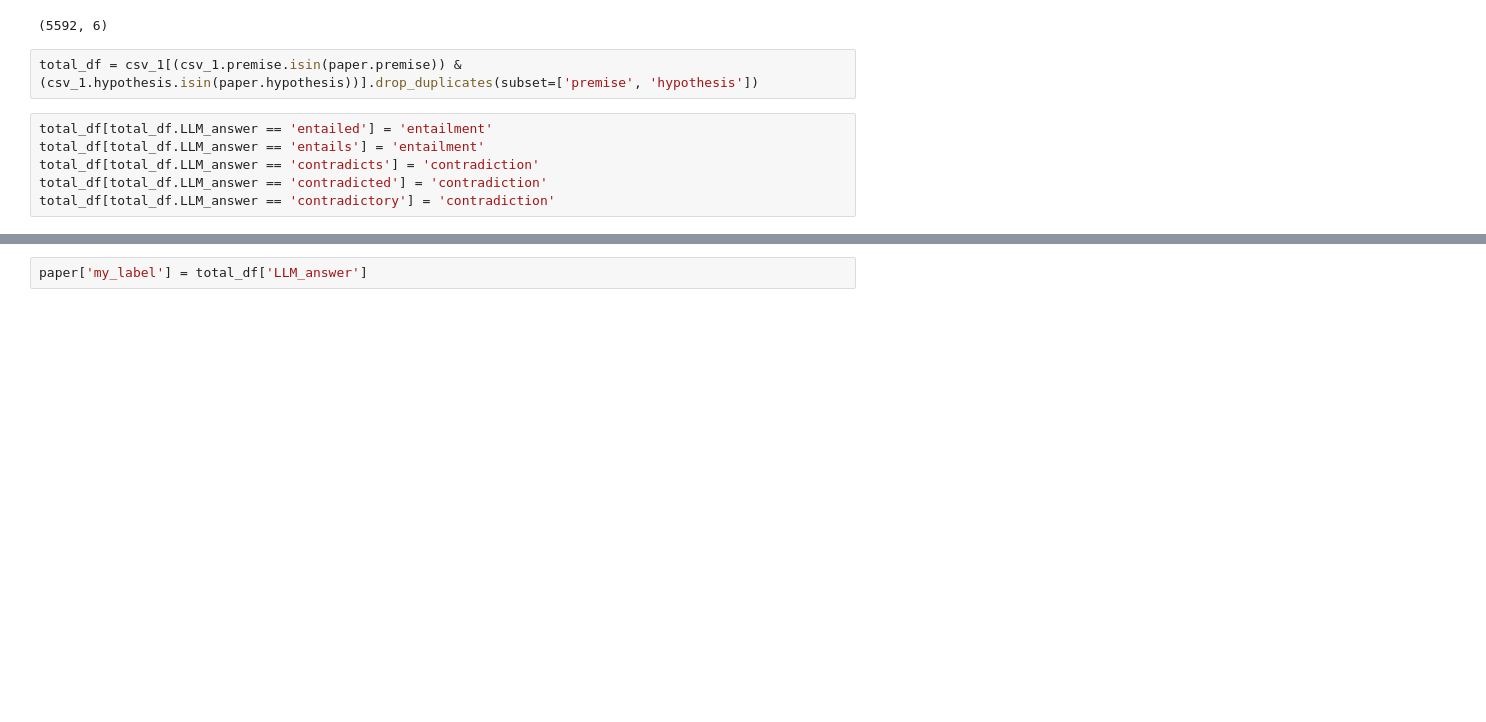
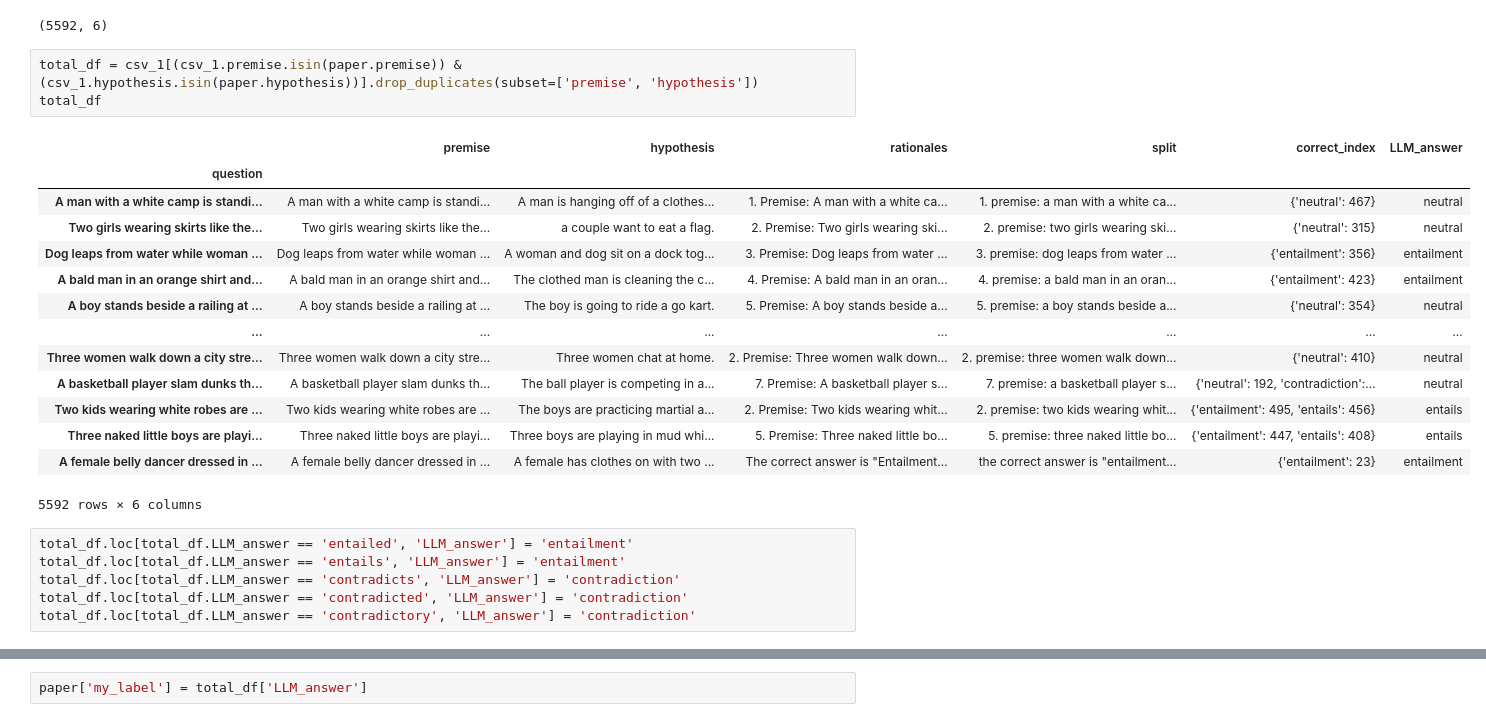
Before and after one commit to huypham1103/distilling-step-by-step, a Jupyter notebook: [API] dataset/handle.ipynb, the cells around one changed output, grey strips where cells are left out. Cells and saved outputs as stored; diff of their text form; blank space fills up the shorter version.

```diff
--- a/[API] dataset/handle.ipynb
+++ b/[API] dataset/handle.ipynb
@@ -118,9 +118,25 @@ paper.shape
 (5592, 6)
 # %%
 total_df = csv_1[(csv_1.premise.isin(paper.premise)) & (csv_1.hypothesis.isin(paper.hypothesis))].drop_duplicates(subset=['premise', 'hypothesis'])
+total_df
+# %% [output]
+|  | premise | hypothesis | rationales | split | correct_index | LLM_answer |
+| question |  |  |  |  |  |  |
+| A man with a white camp is standi... | A man with a white camp is standi... | A man is hanging off of a clothes... | 1. Premise: A man with a white ca... | 1. premise: a man with a white ca... | {'neutral': 467} | neutral |
+| Two girls wearing skirts like the... | Two girls wearing skirts like the... | a couple want to eat a flag. | 2. Premise: Two girls wearing ski... | 2. premise: two girls wearing ski... | {'neutral': 315} | neutral |
+| Dog leaps from water while woman ... | Dog leaps from water while woman ... | A woman and dog sit on a dock tog... | 3. Premise: Dog leaps from water ... | 3. premise: dog leaps from water ... | {'entailment': 356} | entailment |
+| A bald man in an orange shirt and... | A bald man in an orange shirt and... | The clothed man is cleaning the c... | 4. Premise: A bald man in an oran... | 4. premise: a bald man in an oran... | {'entailment': 423} | entailment |
+| A boy stands beside a railing at ... | A boy stands beside a railing at ... | The boy is going to ride a go kart. | 5. Premise: A boy stands beside a... | 5. premise: a boy stands beside a... | {'neutral': 354} | neutral |
+| ... | ... | ... | ... | ... | ... | ... |
+| Three women walk down a city stre... | Three women walk down a city stre... | Three women chat at home. | 2. Premise: Three women walk down... | 2. premise: three women walk down... | {'neutral': 410} | neutral |
+| A basketball player slam dunks th... | A basketball player slam dunks th... | The ball player is competing in a... | 7. Premise: A basketball player s... | 7. premise: a basketball player s... | {'neutral': 192, 'contradiction':... | neutral |
+| Two kids wearing white robes are ... | Two kids wearing white robes are ... | The boys are practicing martial a... | 2. Premise: Two kids wearing whit... | 2. premise: two kids wearing whit... | {'entailment': 495, 'entails': 456} | entails |
+| Three naked little boys are playi... | Three naked little boys are playi... | Three boys are playing in mud whi... | 5. Premise: Three naked little bo... | 5. premise: three naked little bo... | {'entailment': 447, 'entails': 408} | entails |
+| A female belly dancer dressed in ... | A female belly dancer dressed in ... | A female has clothes on with two ... | The correct answer is "Entailment... | the correct answer is "entailment... | {'entailment': 23} | entailment |
+5592 rows × 6 columns
 # %%
-total_df[total_df.LLM_answer == 'entailed'] = 'entailment'
-total_df[total_df.LLM_answer == 'entails'] = 'entailment'
-total_df[total_df.LLM_answer == 'contradicts'] = 'contradiction'
-total_df[total_df.LLM_answer == 'contradicted'] = 'contradiction'
-total_df[total_df.LLM_answer == 'contradictory'] = 'contradiction'
+total_df.loc[total_df.LLM_answer == 'entailed', 'LLM_answer'] = 'entailment'
+total_df.loc[total_df.LLM_answer == 'entails', 'LLM_answer'] = 'entailment'
+total_df.loc[total_df.LLM_answer == 'contradicts', 'LLM_answer'] = 'contradiction'
+total_df.loc[total_df.LLM_answer == 'contradicted', 'LLM_answer'] = 'contradiction'
+total_df.loc[total_df.LLM_answer == 'contradictory', 'LLM_answer'] = 'contradiction'
```
Also changed, not shown: parts of 3 cells of this notebook, 3 other files.
